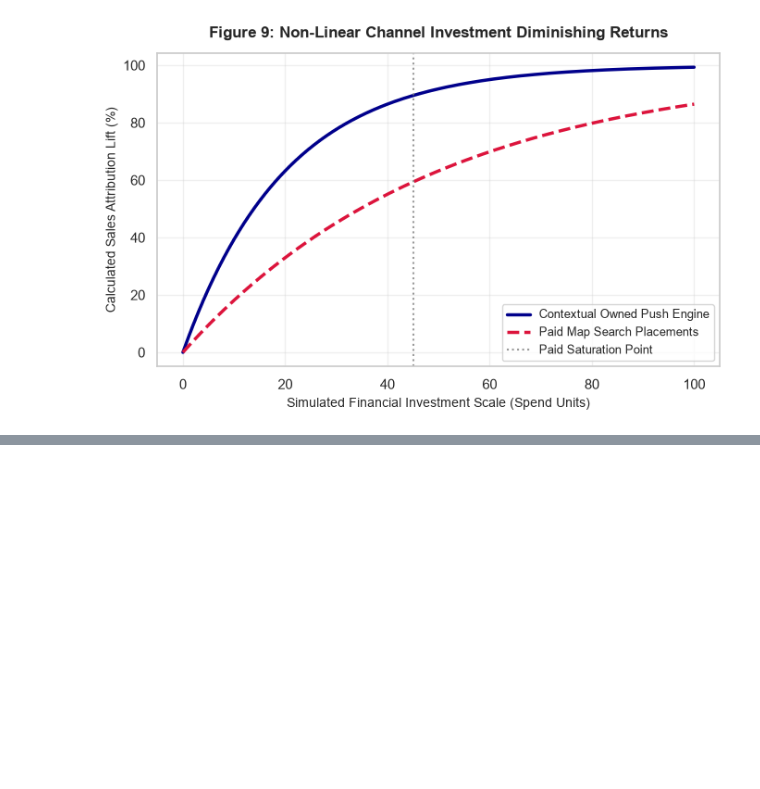
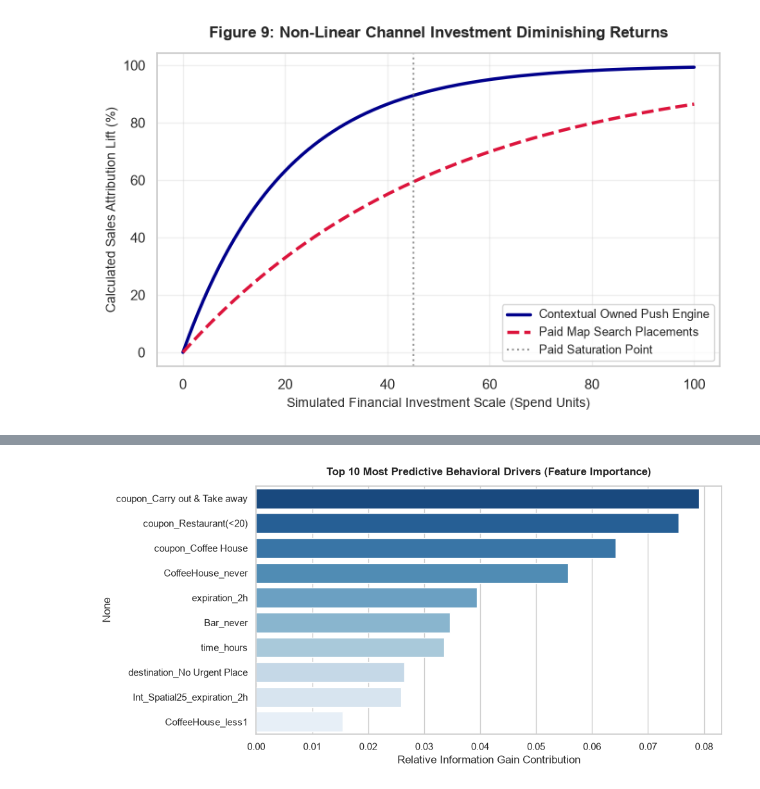
Before and after one commit to Gaxit03/CIS-3032---Project-Repo-, a Jupyter notebook: Notebooks/results1.ipynb, the cells around one changed output, grey strips where cells are left out. Cells and saved outputs as stored; diff of their text form; code cells hidden in the pictures; blank space fills up the shorter version.

```diff
--- a/Notebooks/results1.ipynb
+++ b/Notebooks/results1.ipynb
@@ -802,0 +987,83 @@ plt.show()
+# %%
+import pandas as pd
+import numpy as np
+from sklearn.model_selection import train_test_split, GridSearchCV
+from sklearn.ensemble import GradientBoostingClassifier
+from sklearn.metrics import accuracy_score, roc_auc_score, classification_report
+import matplotlib.pyplot as plt
+import seaborn as sns
+
+print("=== STARTING HYPER-PARAMETER OPTIMIZATION & ADVANCED FEATURE TUNING ===")
+
+# 1. Clean Reload and Target Isolation
+y = df['Y']
+X_raw = df.drop(columns=['Y'])
+if 'car' in X_raw.columns:
+    X_raw = X_raw.drop(columns=['car'])
+
+# Advanced Time Mapping: Convert the categorical rush periods to a clean continuous numerical scale
+time_map = {'7AM': 7, '10AM': 10, '2PM': 14, '6PM': 18, '10PM': 22}
+X_raw['time_hours'] = X_raw['time'].map(time_map)
+
+# 2. Automatically generate one-hot encoded dummy matrices
+X_encoded = pd.get_dummies(X_raw, drop_first=True).astype(int)
+
+# 3. Layer Multi-Dimensional Interaction Matrices
+X_opt = X_encoded.copy()
+urgency_cols = [col for col in X_encoded.columns if 'expiration' in col]
+passenger_cols = [col for col in X_encoded.columns if 'passanger' in col or 'passenger' in col]
+
+for col in urgency_cols:
+    X_opt[f'Int_Spatial15_{col}'] = X_opt['toCoupon_GEQ15min'] * X_opt[col]
+    X_opt[f'Int_Spatial25_{col}'] = X_opt['toCoupon_GEQ25min'] * X_opt[col]
+
+for col in passenger_cols:
+    X_opt[f'Int_Spatial15_{col}'] = X_opt['toCoupon_GEQ15min'] * X_opt[col]
+    X_opt[f'Int_Spatial25_{col}'] = X_opt['toCoupon_GEQ25min'] * X_opt[col]
+
+# 4. Stratified Train/Test Split
+X_train, X_test, y_train, y_test = train_test_split(
+    X_opt, y, test_size=0.20, random_state=42, stratify=y
+)
+
+# 5. Execute Grid Search across Algorithmic Hyperparameters
+param_grid = {
+    'n_estimators': [100, 150],
+    'learning_rate': [0.05, 0.1],
+    'max_depth': [4, 5]
+}
+
+base_gbm = GradientBoostingClassifier(random_state=42)
+
+# Changing n_jobs to 1 ensures thread safety on Windows-hosted Jupyter notebooks
+grid_search = GridSearchCV(estimator=base_gbm, param_grid=param_grid, cv=3, scoring='roc_auc', n_jobs=1)
+grid_search.fit(X_train, y_train)
+
+# 6. Evaluate Optimized Model Performance (FIXED: Single Underscores)
+best_gbm = grid_search.best_estimator_
+y_pred_opt = best_gbm.predict(X_test)
+y_proba_opt = best_gbm.predict_proba(X_test)[:, 1]
+
+print("\n--- OPTIMIZATION RESULTS ---")
+print(f"Discovered Best Tuning Parameters: {grid_search.best_params_}")
+print(f"Hyper-Optimized Model Accuracy   : {accuracy_score(y_test, y_pred_opt) * 100:.2f}%")
+print(f"Hyper-Optimized AUC-ROC Score    : {roc_auc_score(y_test, y_proba_opt):.4f}\n")
+
+# 7. Generate and Plot Feature Importance Vector Mapping
+importances = best_gbm.feature_importances_
+indices = np.argsort(importances)[::-1]
+
+plt.figure(figsize=(10, 5))
+# Using explicit hue assignment to cleanly style the top 10 features without warnings
+sns.barplot(
+    x=importances[indices[:10]],
+    y=X_opt.columns[indices[:10]],
+    palette='Blues_r',
+    hue=X_opt.columns[indices[:10]],
+    legend=False
+)
+plt.title('Top 10 Most Predictive Behavioral Drivers (Feature Importance)', fontweight='bold', pad=12)
+plt.xlabel('Relative Information Gain Contribution')
+plt.tight_layout()
+plt.show()
+# %% [output]
@@ -802,0 +1076 @@ plt.show()
+[figure, added]
```
Also changed, not shown: parts of 6 cells of this notebook, 1 other file.
